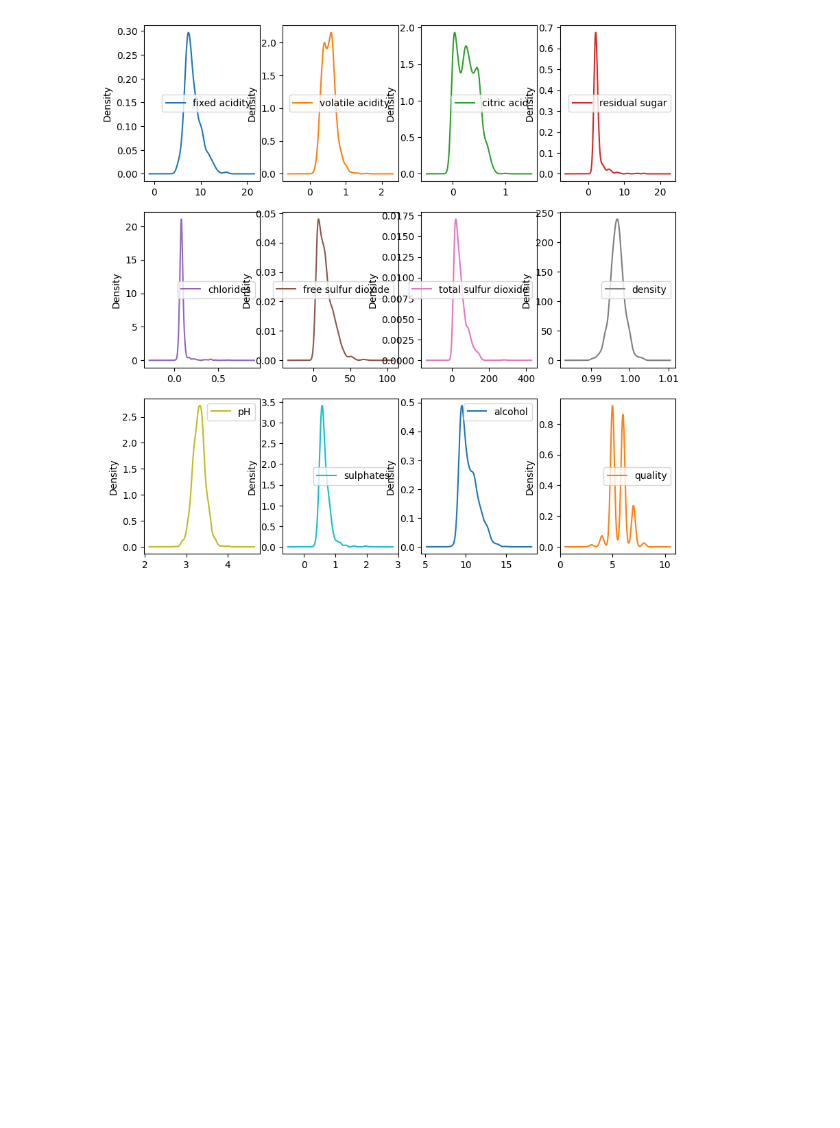
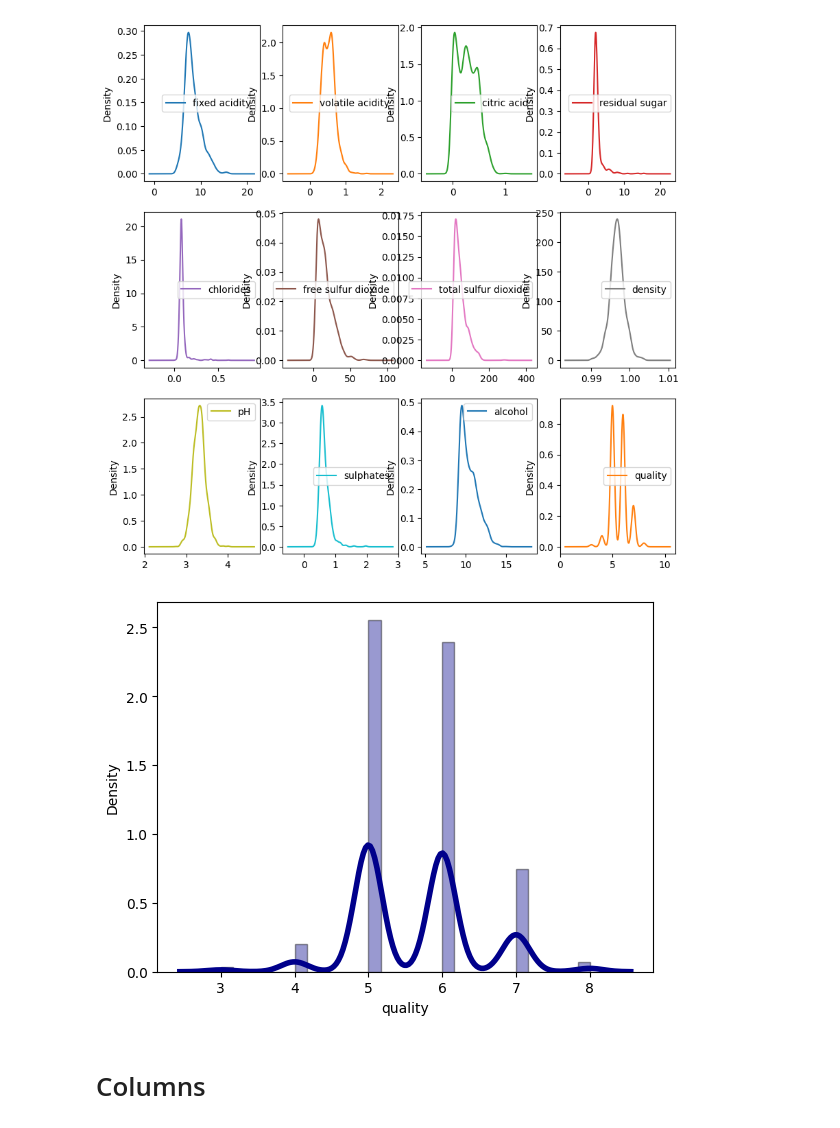
Before and after one commit to indhra/ML_Learnings, a Jupyter notebook: Wine Quality Prediction - Kaggle.ipynb, the cells around one changed output. Drawn from its saved outputs; the diff is of its cells as text; code cells hidden in the pictures; blank space fills up the shorter version.

Commit message:
Kaggle Notebook | Wine Quality Prediction - Kaggle | Version 1

```diff
--- a/Wine Quality Prediction - Kaggle.ipynb
+++ b/Wine Quality Prediction - Kaggle.ipynb
@@ -185,3 +189,15 @@ main_df.plot(kind='density', subplots=True, layout=(3,4), sharex=False,figsize=(
 plt.show()
 # %% [output]
 [figure]
+# %%
+sns.distplot(main_df['quality'], hist=True, kde=True,
+           bins='auto', color='darkblue',
+           hist_kws={'edgecolor':'black'},
+            kde_kws={'linewidth':4}
+
+           )
+plt.show()
+# %% [output]
+[figure, added]
+# %% [markdown]
+# Columns
```
Also changed, not shown: parts of 6 cells of this notebook.
